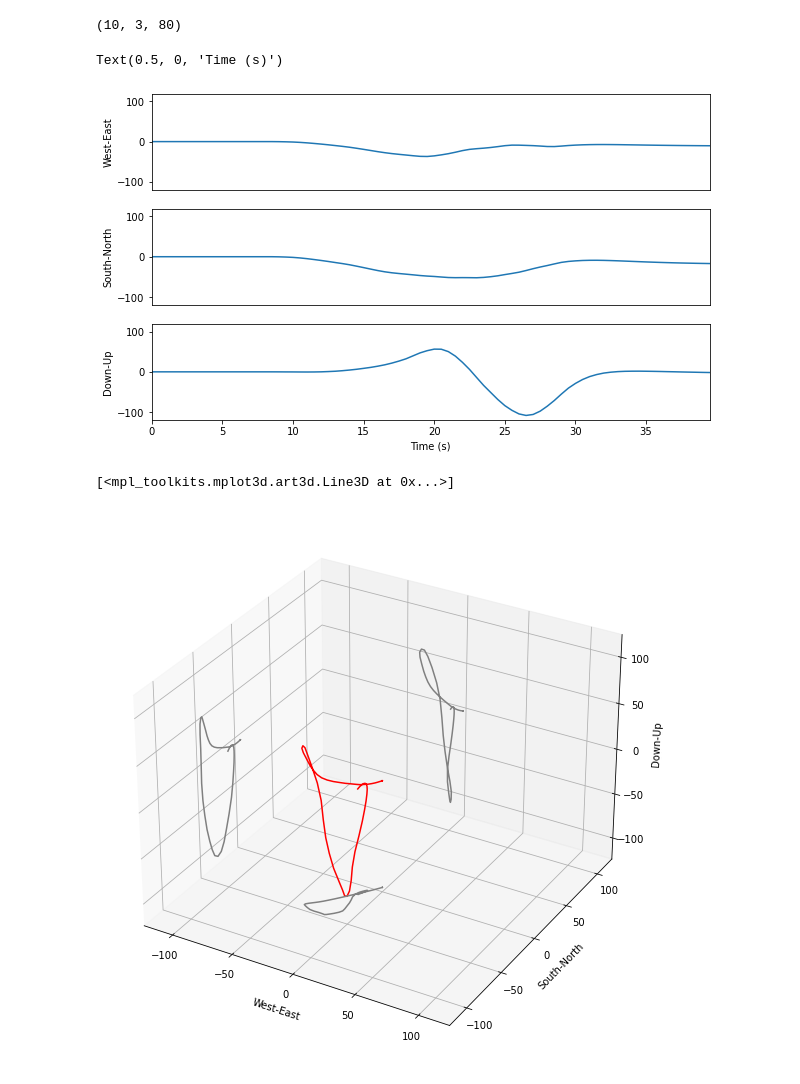
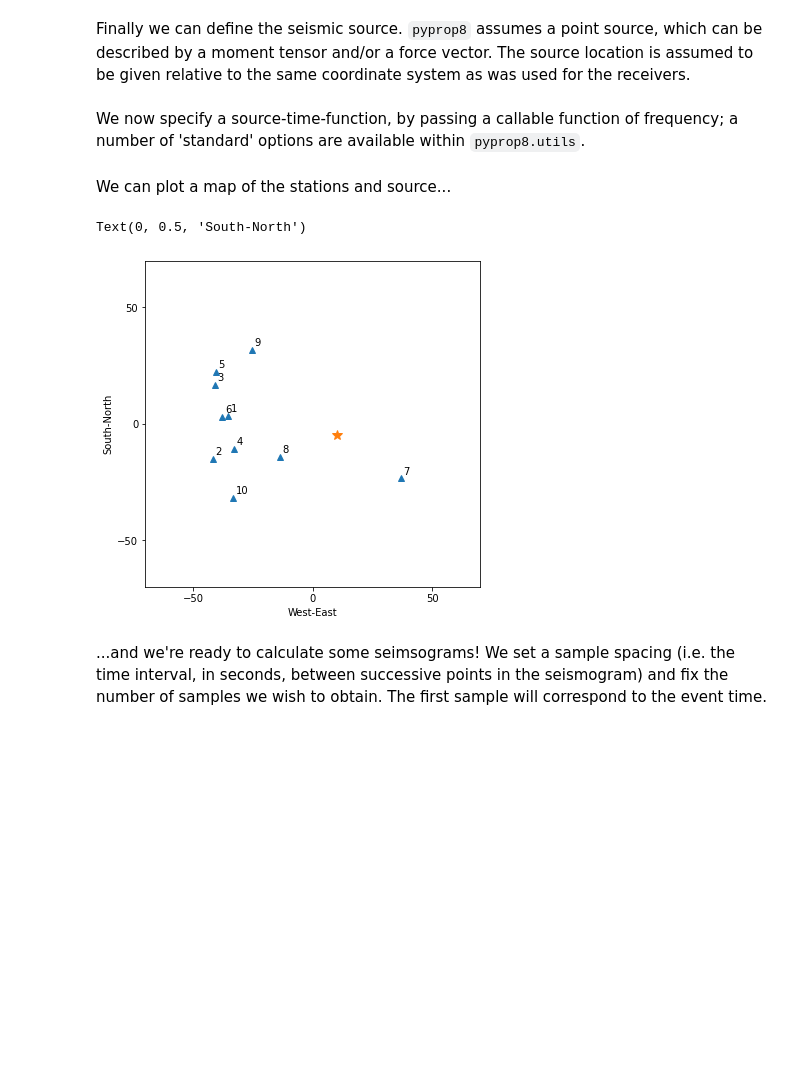
Before and after one commit to valentineap/pyprop8, a Jupyter notebook: examples/example.ipynb, the cells around one changed output. Saved outputs shown, nothing was run; the diff lists cells and outputs as text; code cells hidden in the pictures; blank space fills up the shorter version.

Commit message:
Added explanatory text

```diff
--- a/examples/example.ipynb
+++ b/examples/example.ipynb
@@ -42,3 +47,5 @@ receivers = pp.ListOfReceivers(*stations_xy.T,depth=3)
+# %% [markdown]
+Finally we can define the seismic source. `pyprop8` assumes a point source, which can be described by a moment tensor and/or a force vector. The source location is assumed to be given relative to the same coordinate system as was used for the receivers.
 # %%
 strike = 180
 dip = 0
@@ -46,48 +53,38 @@ rake = 0
 M0=1E7
 depth = 15
 moment_tensor = rtf2xyz(make_moment_tensor(strike, dip, rake, M0, 0, 0))
-source = pp.PointSource(0,0,depth,moment_tensor,np.zeros([3,1]),0)
+point_force = np.zeros([3,1])
+time = 0
+
+source_x = 10
+source_y = -5
+
+source = pp.PointSource(source_x,source_y,depth,moment_tensor,point_force,time)
+# %% [markdown]
+We now specify a source-time-function, by passing a callable function of frequency; a number of 'standard' options are available within `pyprop8.utils`.
 # %%
 stf = lambda w: stf_trapezoidal(w, 3, 6)
+# %% [markdown]
+We can plot a map of the stations and source...
+# %%
+fig = plt.figure(figsize=(6,6))
+ax = fig.add_subplot(111)
+ax.plot(*stations_xy.T,marker='^',lw=0)
+ax.plot([source.x],[source.y],marker='*',markersize=10)
+for i in range(nstations):
+    ax.text(stations_xy[i,0]+1,stations_xy[i,1]+1,"%i"%(i+1),verticalalignment='bottom',horizontalalignment='left')
+ax.set_xlim(-70,70)
+ax.set_ylim(-70,70)
+ax.set_xticks([-50,0,50])
+ax.set_yticks([-50,0,50])
+ax.set_xlabel("West-East")
+ax.set_ylabel("South-North")
+# %% [output]
+Text(0, 0.5, 'South-North')
+[figure, added]
+# %% [markdown]
+...and we're ready to calculate some seimsograms! We set a sample spacing (i.e. the time interval, in seconds, between successive points in the seismogram) and fix the number of samples we wish to obtain. The first sample will correspond to the event time.
 # %%
 nt = 80
 delta_t = 0.5
 time, seismograms = pp.compute_seismograms(model,source,receivers,nt,delta_t,source_time_function=stf)
-# %%
-seismograms.shape
-# %% [output]
-(10, 3, 80)
-# %%
-station_number = 1
-irec = station_number - 1
-fig,ax = plt.subplots(3,figsize=(10,6))
-ax[0].plot(time,seismograms[irec,0,:])
-ax[1].plot(time,seismograms[irec,1,:])
-ax[2].plot(time,seismograms[irec,2,:])
-[a.set_xticks([]) for a in ax[:-1]]
-[a.set_xlim(0,(nt-1)*delta_t) for a in ax]
-ylim = abs(seismograms[irec,:,:]).max()*1.1
-[a.set_ylim(-ylim,ylim) for a in ax]
-ax[0].set_ylabel("West-East")
-ax[1].set_ylabel("South-North")
-ax[2].set_ylabel("Down-Up")
-ax[-1].set_xlabel("Time (s)")
-# %% [output]
-Text(0.5, 0, 'Time (s)')
-[figure, removed]
-# %%
-fig = plt.figure(figsize=(10,10))
-ax = plt.axes(projection='3d')
-ax.plot3D(seismograms[irec,0,:],seismograms[irec,1,:],seismograms[irec,2,:],color='red')
-ax.set_xlim(-ylim,ylim)
-ax.set_xlabel("West-East")
-ax.plot3D(seismograms[irec,0,:],seismograms[irec,1,:],np.full(nt,-ylim),color='grey')
-ax.set_ylim(-ylim,ylim)
-ax.set_ylabel("South-North")
-ax.plot3D(seismograms[irec,0,:],np.full(nt,ylim),seismograms[irec,2,:],color='grey')
-ax.set_zlim(-ylim,ylim)
-ax.set_zlabel("Down-Up")
-ax.plot3D(np.full(nt,-ylim),seismograms[irec,1,:],seismograms[irec,2,:],color='grey')
-# %% [output]
-[<mpl_toolkits.mplot3d.art3d.Line3D at 0x...>]
-[figure, removed]
```
Also changed, not shown: parts of 46 cells of this notebook.
